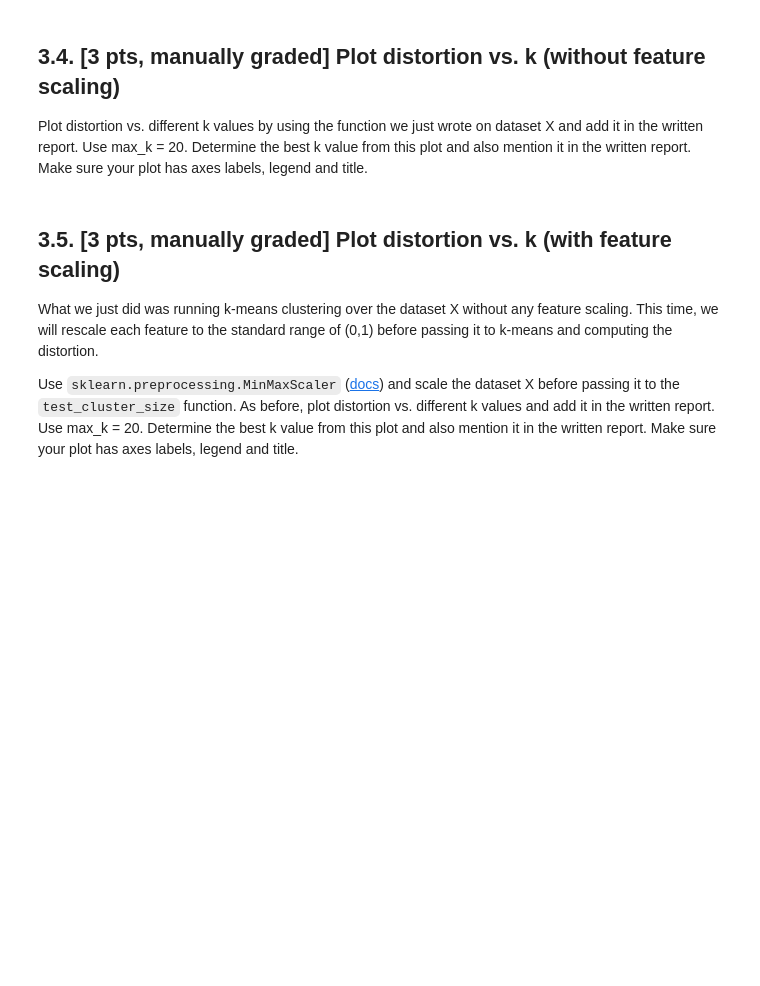
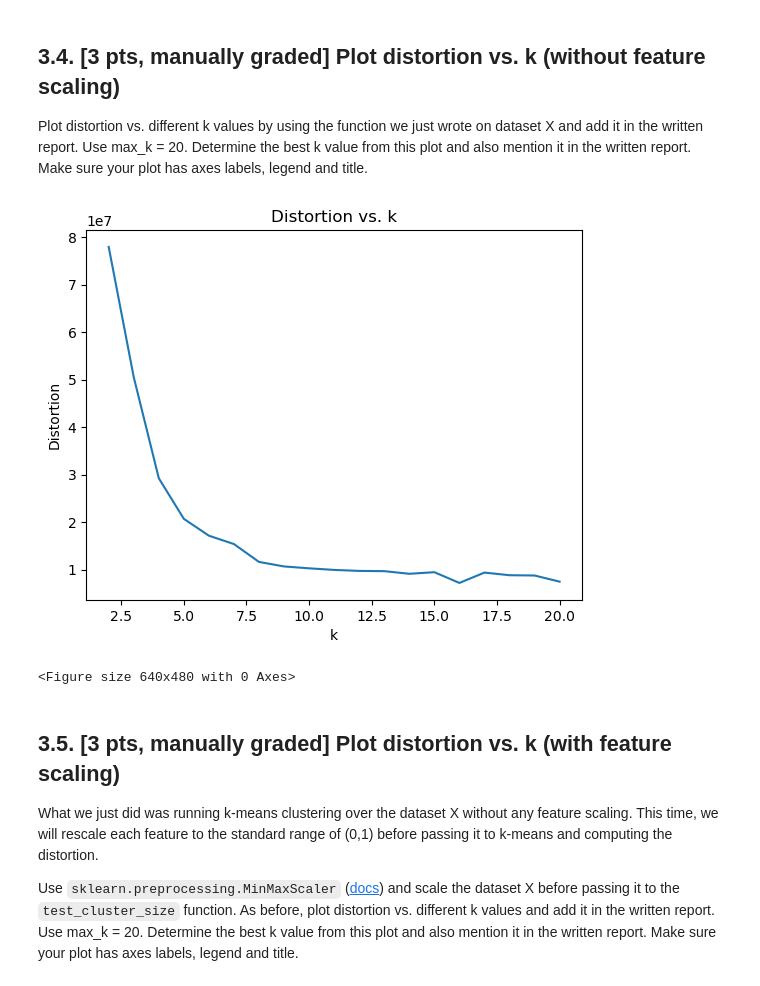
Before and after one commit to qihang-dai/Double-Machine-Learning, a Jupyter notebook: CIS519/hw4/hw4.ipynb, the cells around one changed output. Cells and saved outputs as stored; diff of their text form; code cells hidden in the pictures; blank space fills up the shorter version.

```diff
--- a/CIS519/hw4/hw4.ipynb
+++ b/CIS519/hw4/hw4.ipynb
@@ -43,7 +65,7 @@ from penngrader.grader import *
 # %%
 #PLEASE ENSURE YOUR PENN-ID IS ENTERED CORRECTLY. IF NOT, THE AUTOGRADER WON'T KNOW WHO
 #TO ASSIGN POINTS TO YOU IN OUR BACKEND
-STUDENT_ID = ...          # YOUR PENN-ID GOES HERE AS AN INTEGER#
+STUDENT_ID = 78803164          # YOUR PENN-ID GOES HERE AS AN INTEGER#
 # %% [markdown]
 Run the following cell to initialize the autograder. This autograder will let you submit your code directly from this notebook and immediately get a score.
 
@@ -621,7 +686,16 @@ if NOTEBOOK:
     # 1. Fit an xgboost classifier to the training data (train_df, target variable is temp)
     # 2. Obtain the predictions of the trained model on test_df in the variable y_test_pred
     # 3. Tune the hyperparameters such that you pass the autograder threshold accuracy of 0.75
-    ...
+    X_train, y_train = train_df.drop(columns=["temp"]), train_df["temp"]
+    X_test = test_df
+    scaler = StandardScaler()
+    scaler.fit(X_train)
+    X_train_scaled = scaler.transform(X_train)
+    X_test_scaled = scaler.transform(X_test)
+    clf = xgb.XGBClassifier(max_depth=3, n_estimators=100, learning_rate=0.1)
+    clf.fit(X_train_scaled, y_train)
+    y_test_pred = clf.predict(X_test_scaled)
+
 
     # STUDENT TODO ENDS
 # %%
@@ -646,7 +724,8 @@ if NOTEBOOK:
     First load the dataset X from cancer_dataset.
     X -  (m, n) -> m x n matrix where m is the number of training points = 569 and n is the no of features = 30
     """
-    ...
+
+    X = cancer_dataset.data
     ## TODO end ##
 # %% [markdown]
 ## **3.2. [12 pts] K-means clustering implementation**
@@ -865,8 +974,13 @@ if NOTEBOOK:
         """
         scores = [0] * (max_k-1)
         ## TODO your code here ##
-        ...
-
+        for k in range(2, max_k+1):
+            clf = KMeans(k)
+            clusters, centroids, _ = clf.fit(X)
+            distortion = 0
+            for i in range(k):
+                distortion += np.sum(np.linalg.norm(X[clusters == i] - centroids[i], axis=1)**2)
+            scores[k-2] = distortion
         ## TODO end ##
         return scores
 # %%
@@ -893,3 +1006,19 @@ if NOTEBOOK:
+# %%
+if NOTEBOOK:
+    ## TODO your code here ##
+    # Plot the distortion scores for each k
+    scores = test_cluster_size(X, max_k)
+    plt.plot(range(2, max_k+1), scores)
+    plt.xlabel('k')
+    plt.ylabel('Distortion')
+    plt.title('Distortion vs. k')
+    plt.show()
+    plt.savefig('distortion_vs_k.png')
+
+    ## TODO end ##
+# %% [output]
+[figure, added]
+<Figure size 640x480 with 0 Axes>
 # %% [markdown]
 ## **3.5. [3 pts, manually graded] Plot distortion vs. k (with feature scaling)**
 
```
Also changed, not shown: parts of 30 cells of this notebook, 9 other files.
